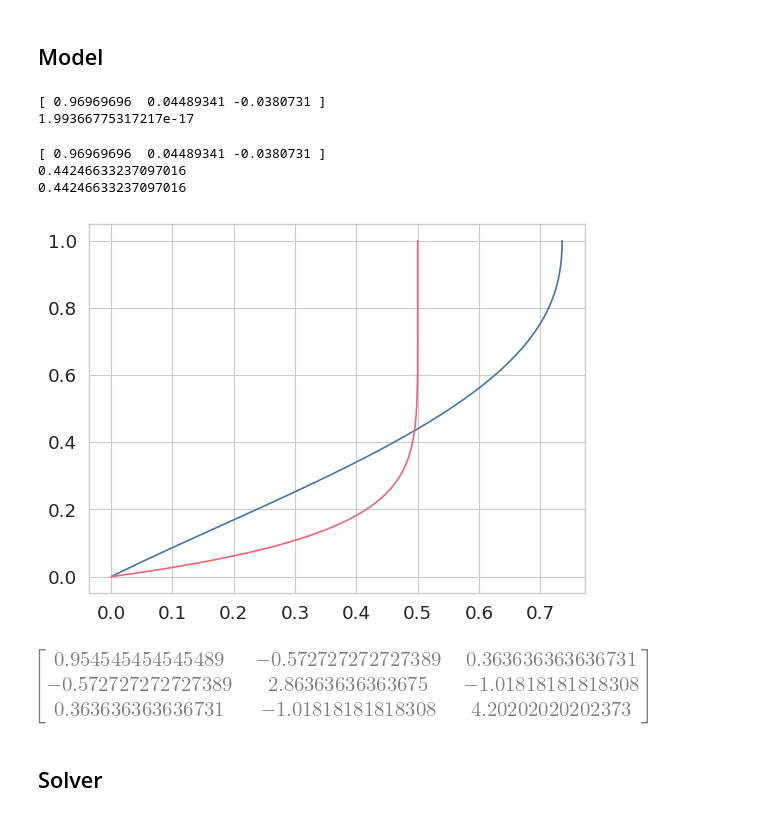
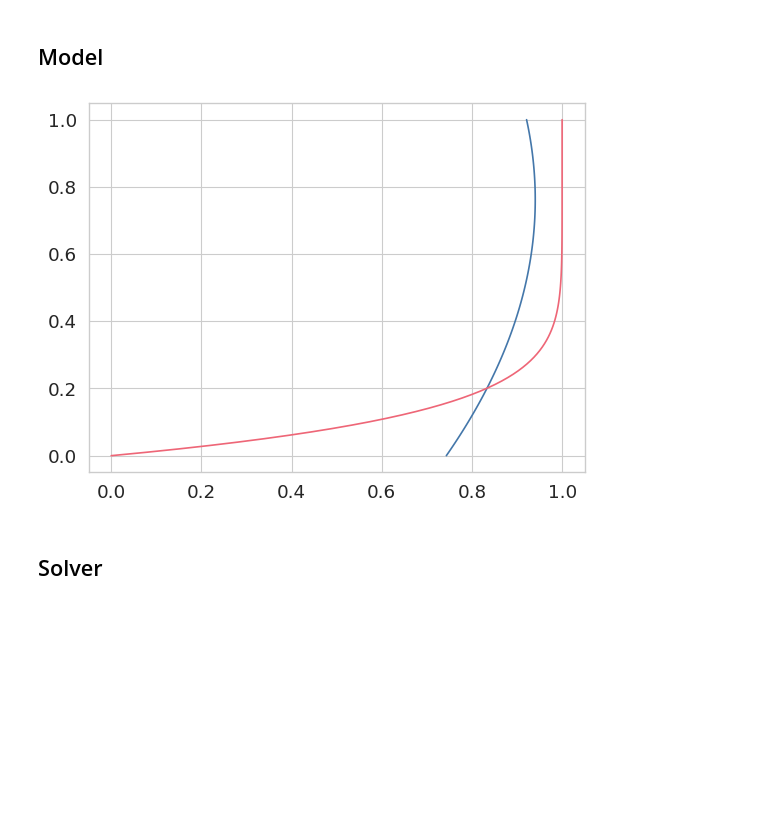
Before and after one commit to mbd-rwth/Zoomy, a Jupyter notebook: web/tutorials/sme/timedependend_bc.ipynb, the cells around one changed output. Cells and saved outputs as stored; diff of their text form; code cells hidden in the pictures; blank space fills up the shorter version.

```diff
--- a/web/tutorials/sme/timedependend_bc.ipynb
+++ b/web/tutorials/sme/timedependend_bc.ipynb
@@ -57,44 +62,25 @@ from library.model.models.basismatrices import Basismatrices
 ## Model
 # %%
 level = 2
+basis = Legendre_shifted
+
 settings = Settings(
-    name="test",
+    name="sme",
     output=Zstruct(
-        directory=f"outputs/junction_{level}", filename="test", snapshots=100, clean_directory=True
+        directory=f"outputs/timedependent_bc", filename="sme", snapshots=100, clean_directory=True
     ),
 )
-# %%
-basis = Legendre_DN
-testbasis = basis(level)
-basismatrices = Basismatrices(testbasis)
-U = lambda z: 1-(1-z)**8
-Z = np.linspace(0, 1, 100)
-inflow_profile_coefs = testbasis.project_onto_basis(U(Z))
-coefs = np.array(inflow_profile_coefs, dtype=np.float64)
-sum = np.sum(coefs[1:])
-# coefs[0] = 1
-# coefs[1:] = coefs[1:] / sum
-print(coefs)
-print(np.sum([coefs[k] * testbasis.eval(k, 0) for k in range(level+1)]))
-# %% [output]
-[ 0.96969696  0.04489341 -0.0380731 ]
-1.99366775317217e-17
 # %%
-import matplotlib.pyplot as plt
-
-U_b = testbasis.reconstruct_velocity_profile(0.5*coefs, Z=Z)
-U_a = 0.5 * U(Z)
-
+testbasis = basis(level)
+Z = np.linspace(0, 1, 100)
+U = lambda z: 1-(1-z)**8
+U_a = U(Z)
+coefs = testbasis.project_onto_basis(U_a)
+U_b = testbasis.reconstruct_velocity_profile(np.array(coefs), N = Z.shape[0])
 plt.plot(U_b, Z)
 plt.plot(U_a, Z)
-print(coefs)
-print(U_a.mean())
-print(U_a.mean())
 inflow_profile_coefs = coefs
 # %% [output]
-[ 0.96969696  0.04489341 -0.0380731 ]
-0.44246633237097016
-0.44246633237097016
-[figure, old version]
+[figure, new version]
 # %%
 
@@ -163,8 +132,4 @@ main_dir = os.getenv("ZOOMY_DIR")
 mesh = petscMesh.Mesh.create_1d([0.0, 10.0], 400)
-# %%
-model.basismatrices.Minv
-# %% [output]
-[figure, removed]
 # %%
 class SMESolver(HyperbolicSolver):
     def update_qaux(self, Q, Qaux, Qold, Qauxold, mesh, model, parameters, time, dt):
```
Also changed, not shown: parts of 6 cells of this notebook, 8 other files.
